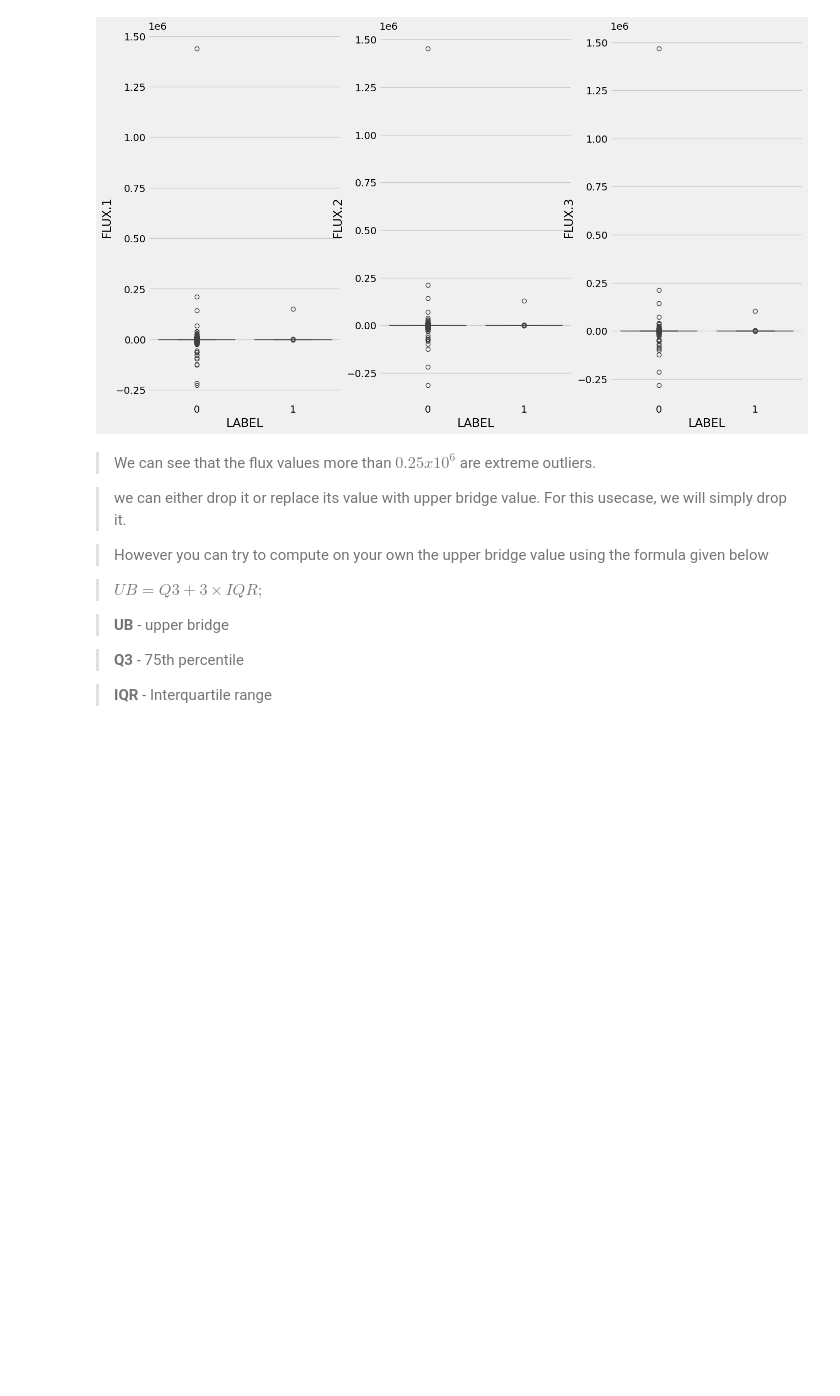
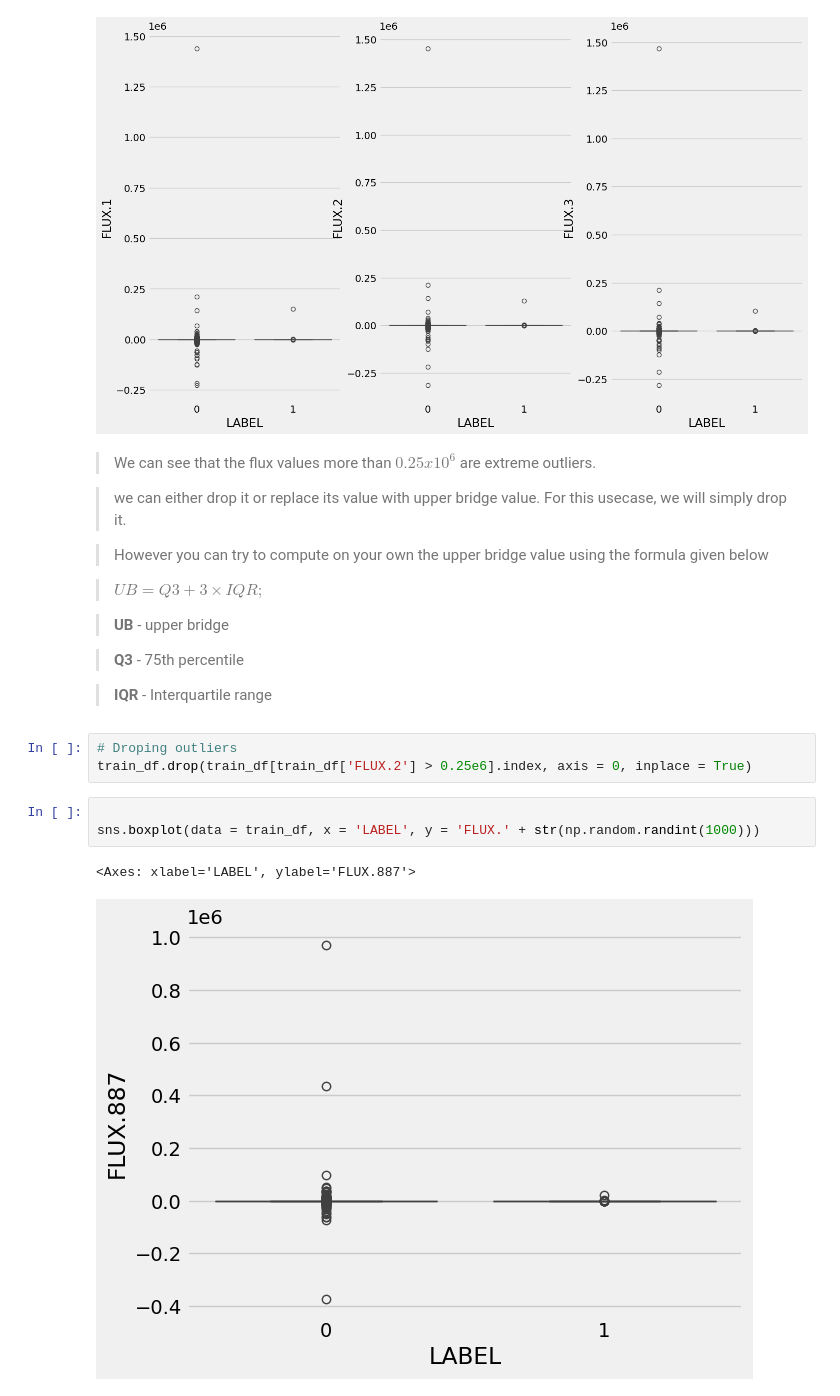
Before and after one commit to mahursh/Exoplanets_Hunting_with_ML, a Jupyter notebook: Exoplanets_.ipynb, the cells around one changed output. Drawn from its saved outputs; the diff is of its cells as text; blank space fills up the shorter version.

```diff
--- a/Exoplanets_.ipynb
+++ b/Exoplanets_.ipynb
@@ -253,3 +253,12 @@ for i in range(1, 4):
 >**Q3** - 75th percentile
 
 >**IQR** - Interquartile range
+# %%
+# Droping outliers
+train_df.drop(train_df[train_df['FLUX.2'] > 0.25e6].index, axis = 0, inplace = True)
+# %%
+
+sns.boxplot(data = train_df, x = 'LABEL', y = 'FLUX.' + str(np.random.randint(1000)))
+# %% [output]
+<Axes: xlabel='LABEL', ylabel='FLUX.887'>
+[figure, added]
```
